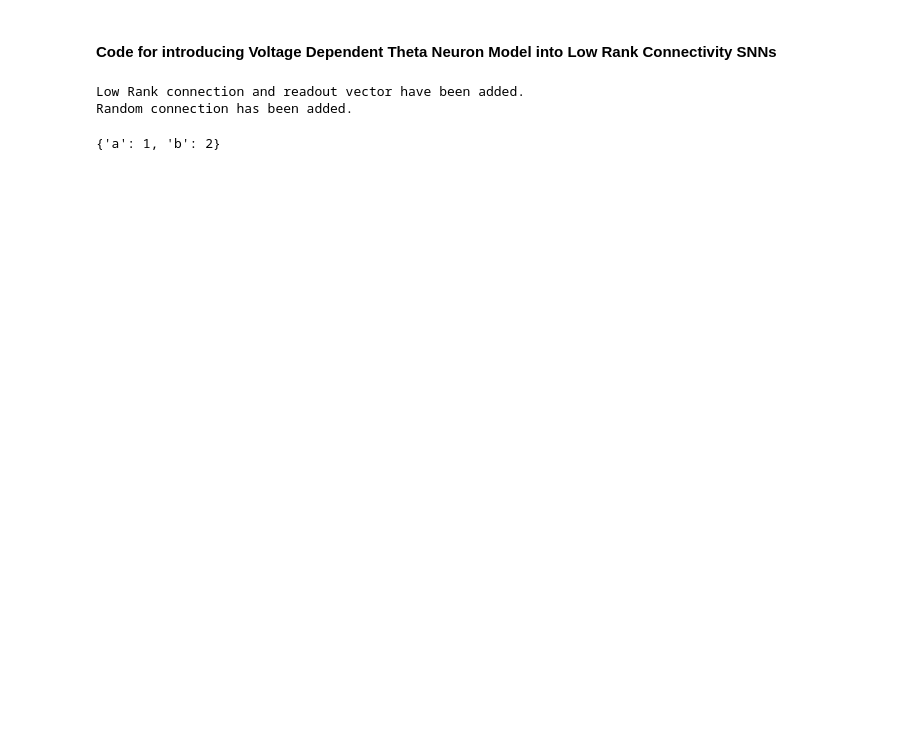
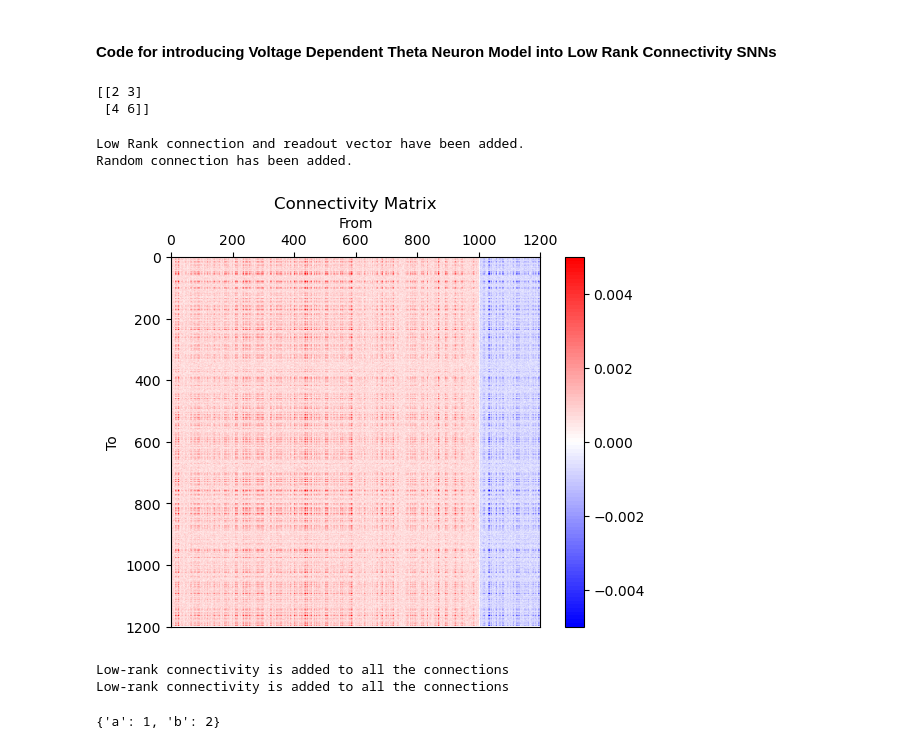
Before and after one commit to LiBinUtokyo/LowRank_ModifiedTheta_SNN, a Jupyter notebook: PYTHON/main.ipynb, the cells around one changed output. Saved outputs shown, nothing was run; the diff lists cells and outputs as text; code cells hidden in the pictures; blank space fills up the shorter version.

```diff
--- a/PYTHON/main.ipynb
+++ b/PYTHON/main.ipynb
@@ -102,34 +186,59 @@ c = np.dot(b,a)
+# %%
+a = np.array([[1,1],
+              [2,2]])
+b = np.array([[0,1],
+              [2,2]])
+print(a@b)
+# %% [output]
+[[2 3]
+ [4 6]]
 # %%
 # Initialiazation
-LRSNN = LowRankSNN(N_E=1000,N_I=200,dt=0.01,T=30,RS=10,IS=100,taud_E=2,taud_I=5)
+LRSNN = LowRankSNN(N_E=1000,N_I=200,RS= 1,IS=100,taud_E=2,taud_I=5)
 
 # Go_NoGo Task
 # Prepare the Stimuli and Readout Vector
 temp = np.random.rand(1,LRSNN.N_E+LRSNN.N_I) #Size (1,N_E) for Sti_go and nogo #这里我想试试把Low Rank加到整个网络上
 # print(temp)
 Sti_go = temp.copy()
 Sti_nogo = temp.copy()
 W_out = temp.copy()
 Sti_go[Sti_go>1/3] = 0
 Sti_nogo[Sti_nogo<1/3] = 0
 Sti_nogo[Sti_nogo>2/3] = 0
 W_out[W_out<2/3] = 0
 # print(np.nonzero(Sti_go)[0])
 # print(len(np.nonzero(Sti_go)[0]))
-Sti_go[Sti_go!=0] = np.random.gamma(1,1,len(np.nonzero(Sti_go)[0])) #random.gamma(shape, scale=1.0, size=None),这个地方的Gamma分布及其参数选取需要进一步讨论
-Sti_nogo[Sti_nogo!=0] = np.random.gamma(1,1,len(np.nonzero(Sti_nogo)[0]))
-W_out[W_out!=0] = np.random.gamma(1,1,len(np.nonzero(W_out)[0]))
-W_out = np.transpose(W_out) #Size (N_E,1)
+
+# Use Gamma Distribution to generate Stimuli and Readout Vector
+# Sti_go[Sti_go!=0] = np.random.gamma(1,1,len(np.nonzero(Sti_go)[0])) #random.gamma(shape, scale=1.0, size=None),这个地方的Gamma分布及其参数选取需要进一步讨论
+# Sti_nogo[Sti_nogo!=0] = np.random.gamma(1,1,len(np.nonzero(Sti_nogo)[0]))
+# W_out[W_out!=0] = np.random.gamma(1,1,len(np.nonzero(W_out)[0]))
+# W_out = np.transpose(W_out) #Size (N_E,1)
+# # Low Rank Connectivity (Rank = 1)
+# conn_LR = W_out*Sti_go/(LRSNN.N_E+LRSNN.N_I) # 为什么除以神经元总数?
+# # Random Connectivity
+# conn_rand = np.random.gamma(1,1,(LRSNN.N_E+LRSNN.N_I,LRSNN.N_E+LRSNN.N_I)) #这里的Gamma分布取值也需要讨论
+
+# Use Folded Gaussian Distribution to generate Stimuli and Readout Vector
+std_Sti = 2. #Standerd Deviration of Stimuli
+std_Wout = 2. #Standerd Deviration of readout matrix
+Sti_go[Sti_go!=0] = np.abs(np.random.normal(0,std_Sti,len(np.nonzero(Sti_go)[0])))
+Sti_nogo[Sti_nogo!=0] = np.abs(np.random.normal(0,std_Sti,len(np.nonzero(Sti_nogo)[0])))
+W_out[W_out!=0] = np.abs(np.random.normal(0,std_Wout,len(np.nonzero(W_out)[0])))
+W_out = np.transpose(W_out) #Size (N,1)
 # Low Rank Connectivity (Rank = 1)
 conn_LR = W_out*Sti_go/(LRSNN.N_E+LRSNN.N_I) # 为什么除以神经元总数?
 # Random Connectivity
-conn_rand = np.random.gamma(1,1,(LRSNN.N_E+LRSNN.N_I,LRSNN.N_E+LRSNN.N_I)) #这里的Gamma分布取值也需要讨论
+conn_rand = np.abs(np.random.normal(0,1/(LRSNN.N_E+LRSNN.N_I),(LRSNN.N_E+LRSNN.N_I,LRSNN.N_E+LRSNN.N_I))) #这里的Gamma分布取值也需要讨论
 
 # Assemble the Network
 LRSNN.add_lowrank(conn_LR, W_out)
 LRSNN.add_random(conn_rand)
 
 # Show the Network information before simulaiton
+LRSNN.show_conn()
 # %% [output]
 Low Rank connection and readout vector have been added.
 Random connection has been added.
+[figure, added]
@@ -138,3 +245,21 @@ Random connection has been added.
+# %%
+dt = 0.01 #(ms/step)
+T_pre = 5 # length of time before sti (ms)
+T_sti = 10 # length of time for sti (ms)
+T_after = 15 # length of time after sti (ms)
+T = T_pre+T_sti+T_after # length of Period time (ms): 30ms
+
+Input_go = np.zeros((LRSNN.N_E+LRSNN.N_I,int(T/dt))) #size:(N,time)
+Input_go[:,int(T_pre/dt):int((T_pre+T_sti)/dt)] = Sti_go.T
+Input_nogo = np.zeros((LRSNN.N_E+LRSNN.N_I,int(T/dt)))
+Input_nogo[:,int(T_pre/dt):int((T_pre+T_sti)/dt)] = Sti_nogo.T
+
+# Simulation
+Out_go, V_go, g_go, spk_go = LRSNN.simulate(dt,Input_go)
+Out_nogo, V_nogo, g_nogo, spk_nogo = LRSNN.simulate(dt,Input_nogo)
+# %% [output]
+Low-rank connectivity is added to all the connections
+Low-rank connectivity is added to all the connections
 # %%
 # Draw the results
 # %%
```
Also changed, not shown: parts of 4 cells of this notebook.
